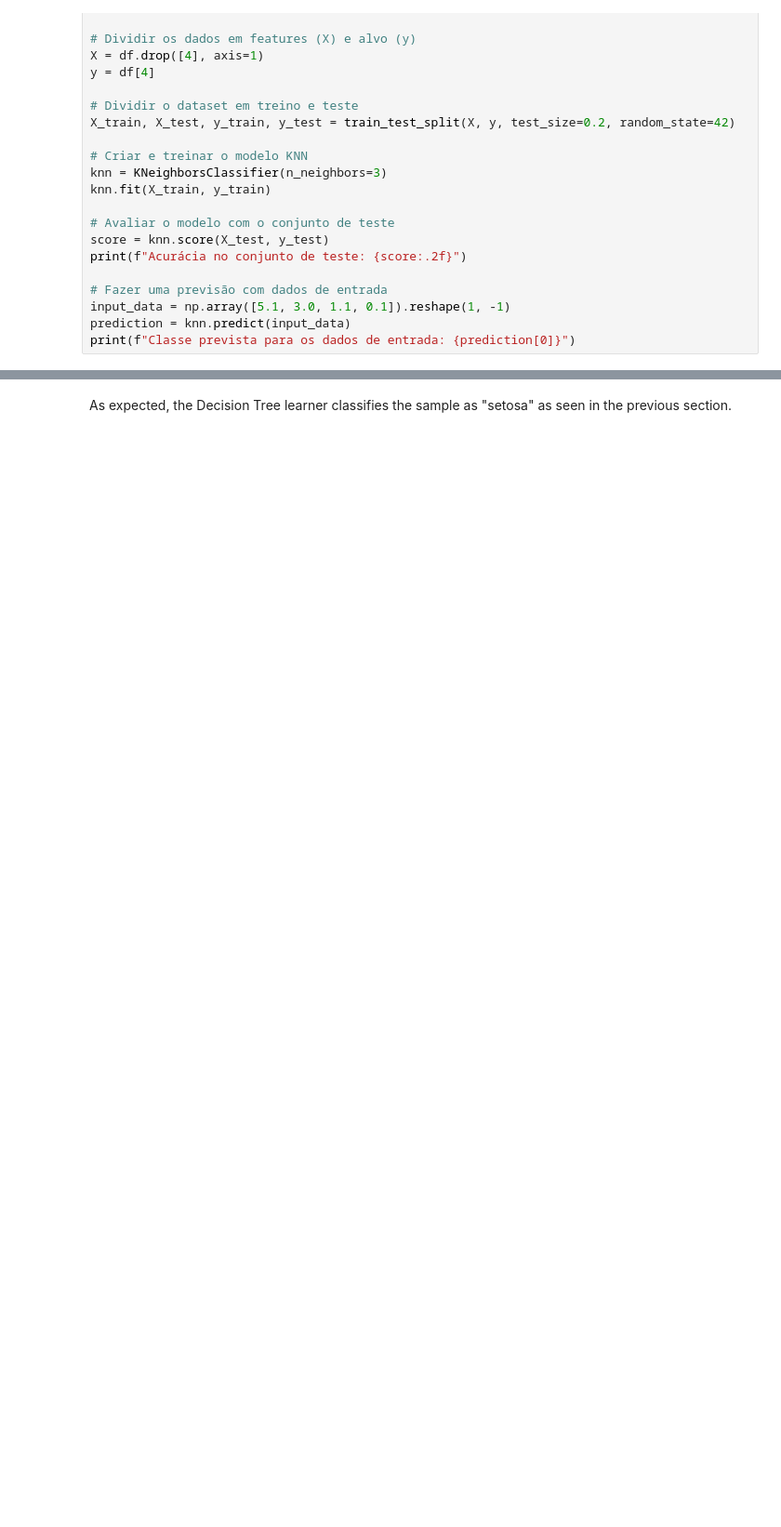
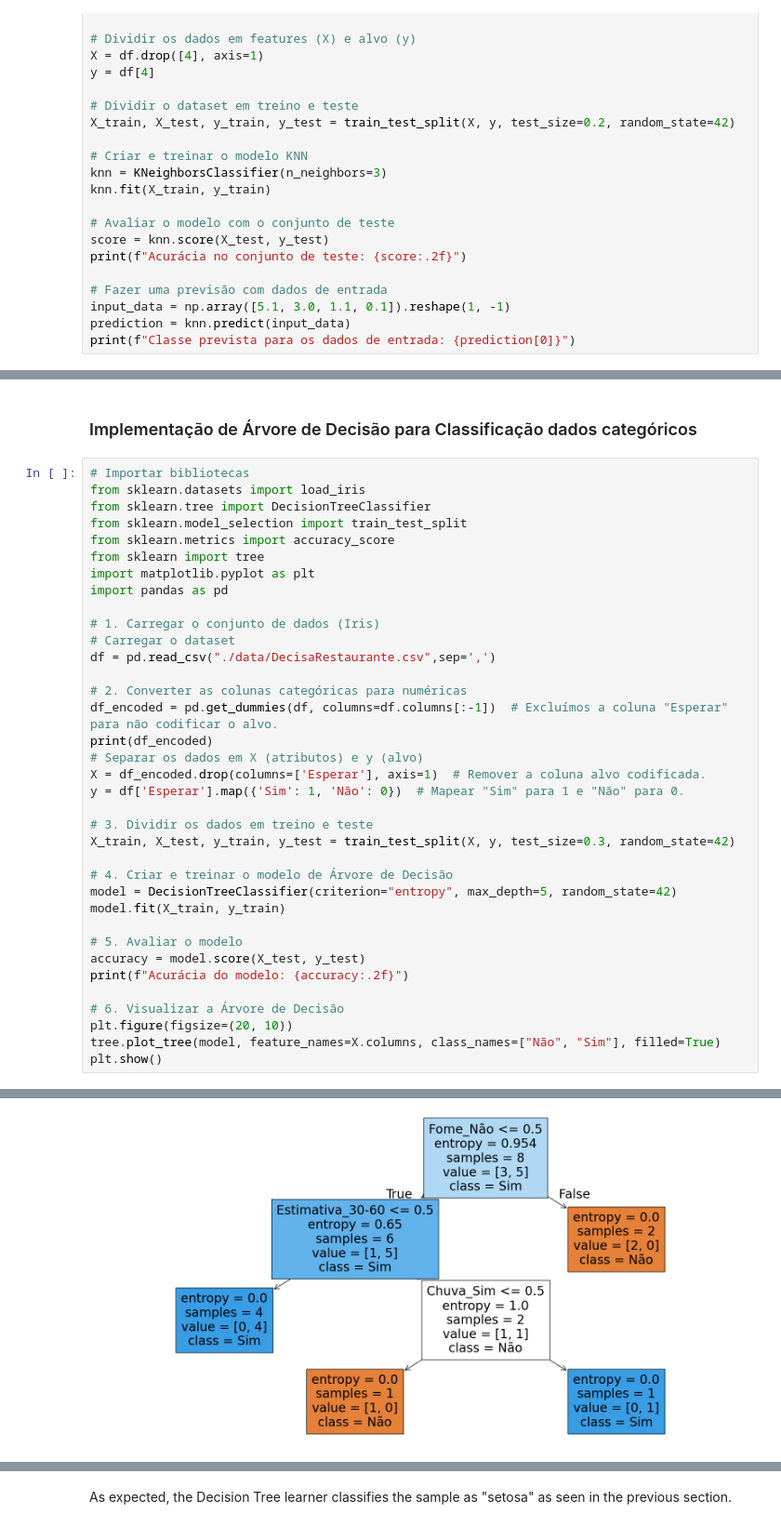
Before and after one commit to eltonsarmanho/aimacode_ptBR_python, a Jupyter notebook: learning.ipynb, the cells around one changed output, grey strips where cells are left out. Shown: that part at 93% size. Drawn from its saved outputs; the diff is of its cells as text; blank space fills up the shorter version.

```diff
--- a/learning.ipynb
+++ b/learning.ipynb
@@ -442,0 +687,39 @@ print(DTL([5.1, 3.0, 1.1, 0.1]))
+# %% [markdown]
+### Implementação de Árvore de Decisão para Classificação dados categóricos
+# %%
+# Importar bibliotecas
+from sklearn.datasets import load_iris
+from sklearn.tree import DecisionTreeClassifier
+from sklearn.model_selection import train_test_split
+from sklearn.metrics import accuracy_score
+from sklearn import tree
+import matplotlib.pyplot as plt
+import pandas as pd
+
+# 1. Carregar o conjunto de dados (Iris)
+# Carregar o dataset
+df = pd.read_csv("./data/DecisaRestaurante.csv",sep=',')
+
+# 2. Converter as colunas categóricas para numéricas
+df_encoded = pd.get_dummies(df, columns=df.columns[:-1])  # Excluímos a coluna "Esperar" para não codificar o alvo.
+print(df_encoded)
+# Separar os dados em X (atributos) e y (alvo)
+X = df_encoded.drop(columns=['Esperar'], axis=1)  # Remover a coluna alvo codificada.
+y = df['Esperar'].map({'Sim': 1, 'Não': 0})  # Mapear "Sim" para 1 e "Não" para 0.
+
+# 3. Dividir os dados em treino e teste
+X_train, X_test, y_train, y_test = train_test_split(X, y, test_size=0.3, random_state=42)
+
+# 4. Criar e treinar o modelo de Árvore de Decisão
+model = DecisionTreeClassifier(criterion="entropy", max_depth=5, random_state=42)
+model.fit(X_train, y_train)
+
+# 5. Avaliar o modelo
+accuracy = model.score(X_test, y_test)
+print(f"Acurácia do modelo: {accuracy:.2f}")
+
+# 6. Visualizar a Árvore de Decisão
+plt.figure(figsize=(20, 10))
+tree.plot_tree(model, feature_names=X.columns, class_names=["Não", "Sim"], filled=True)
+plt.show()
+# %% [output]
@@ -442,0 +743 @@ print(DTL([5.1, 3.0, 1.1, 0.1]))
+[figure, added]
```
Also changed, not shown: parts of 19 cells of this notebook, 1 other file.
